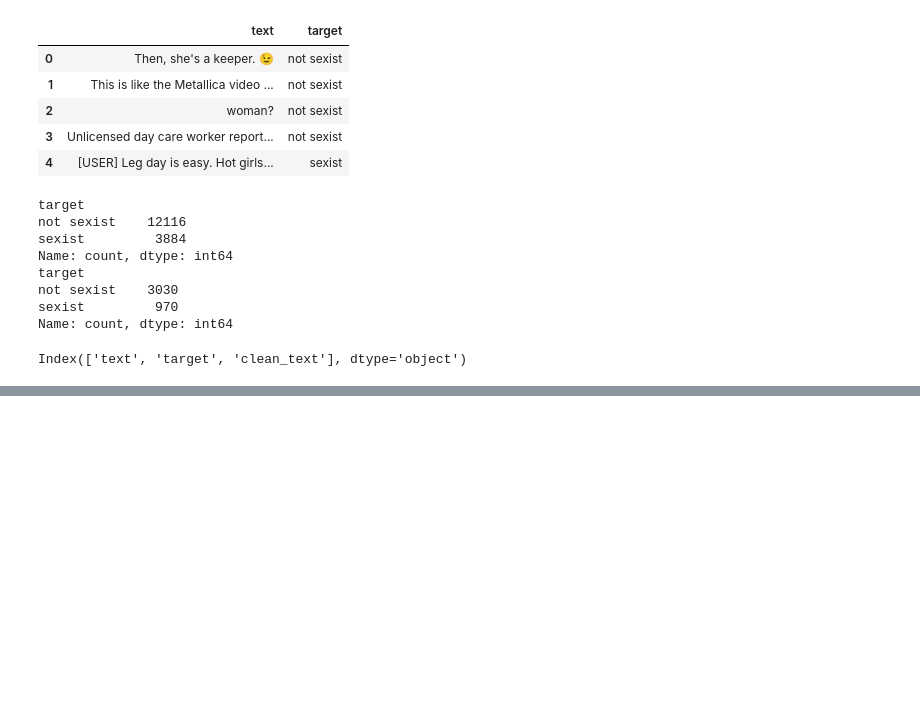
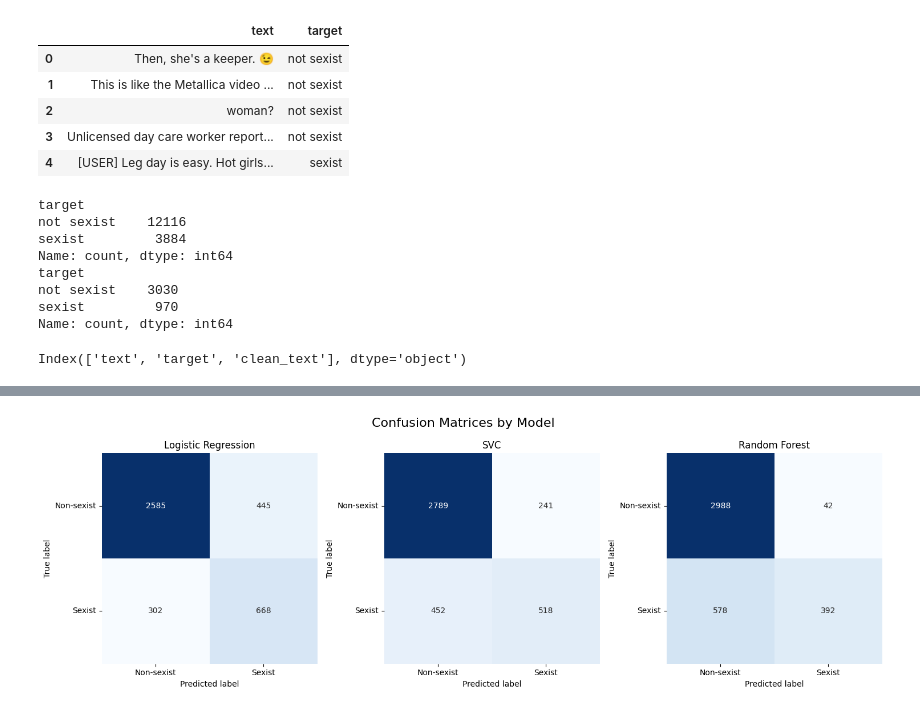
Before and after one commit to nayakayogesh/Twitter-Text-Classification, a Jupyter notebook: textClassification.ipynb, the cells around one changed output, grey strips where cells are left out. Drawn from its saved outputs; the diff is of its cells as text; code cells hidden in the pictures; blank space fills up the shorter version.

```diff
--- a/textClassification.ipynb
+++ b/textClassification.ipynb
@@ -293 +365,27 @@ weighted avg       0.84      0.85      0.84      4000
+# %%
+fig, axs = plt.subplots(1, 3, figsize=(15, 5))
+
+for ax, (model, y_pred) in zip(axs, y_preds.items()):
+    cm = confusion_matrix(y_test, y_pred)
+
+    sns.heatmap(
+        cm,
+        annot=True,
+        fmt="d",
+        cmap="Blues",
+        ax=ax,
+        cbar=False
+    )
+
+    ax.set_title(model)
+    ax.set_xlabel("Predicted label")
+    ax.set_ylabel("True label")
+    ax.set_xticklabels(["Non-sexist", "Sexist"])
+    ax.set_yticklabels(["Non-sexist", "Sexist"], rotation=0)
+
+fig.suptitle("Confusion Matrices by Model", fontsize=16)
+plt.tight_layout()
+plt.show()
+# %% [output]
+[figure, added]
 # %%
```
Also changed, not shown: parts of 40 cells of this notebook.
